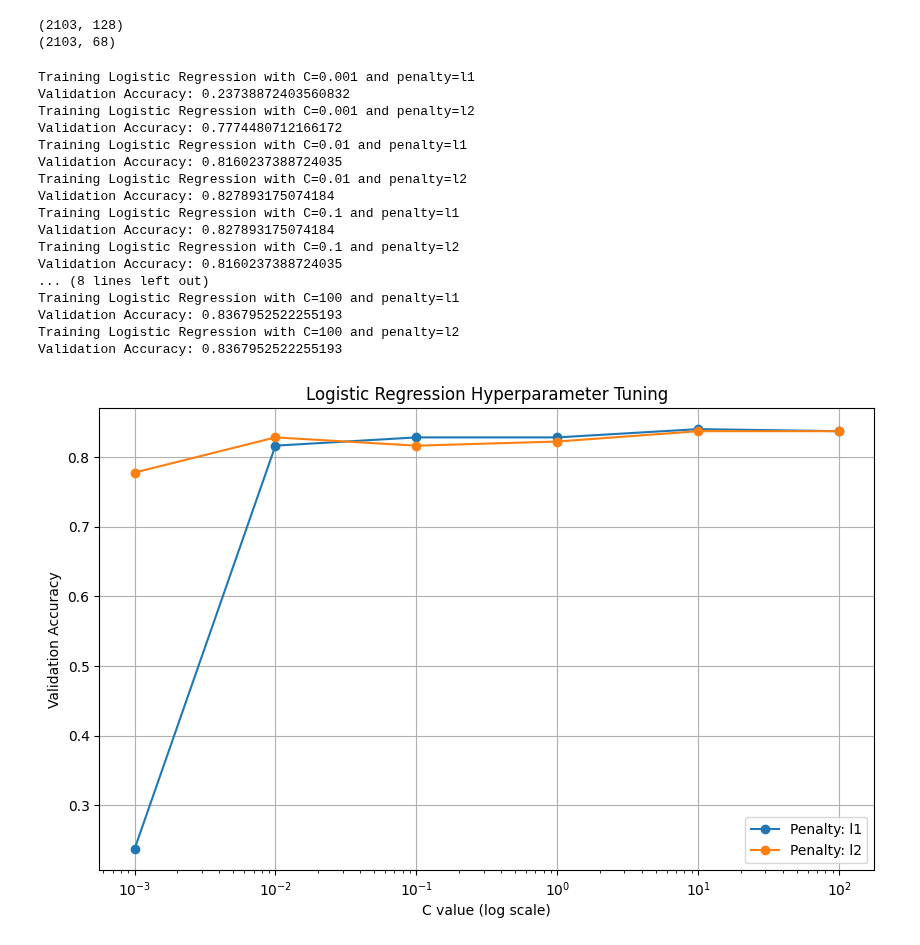
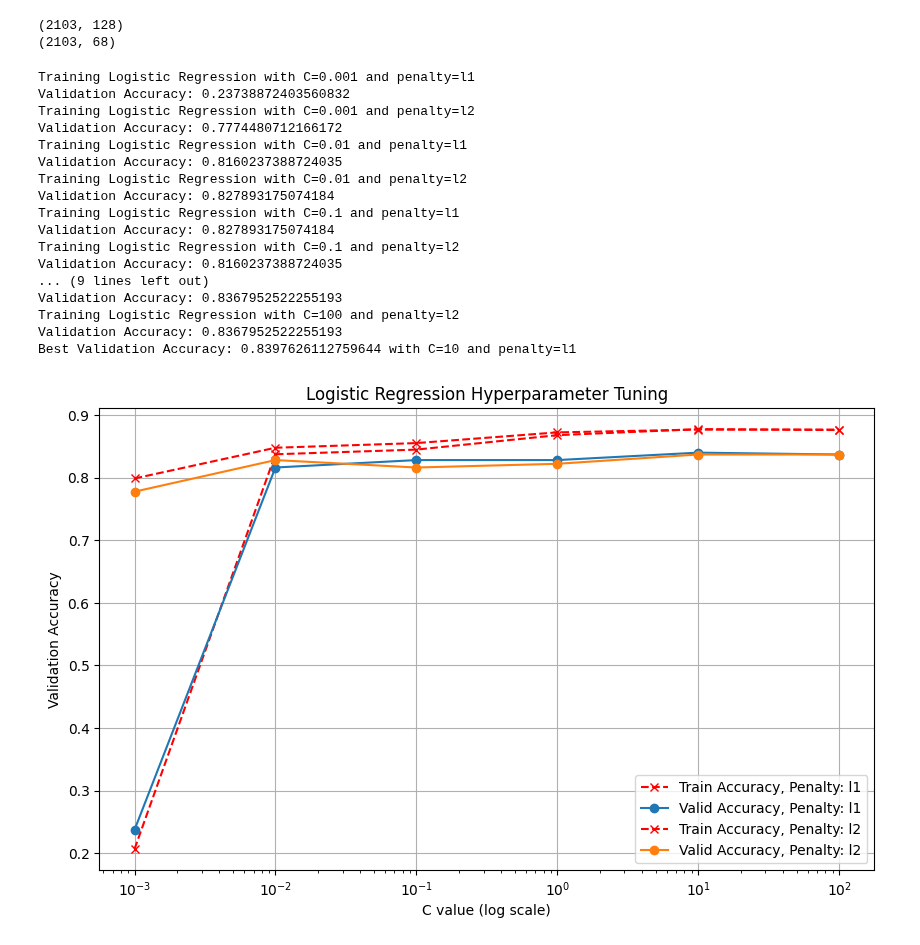
Before and after one commit to lstorchi/ML_Teaching, a Jupyter notebook: 6_logr.ipynb, the cells around one changed output. Drawn from its saved outputs; the diff is of its cells as text; code cells hidden in the pictures.

```diff
--- a/6_logr.ipynb
+++ b/6_logr.ipynb
@@ -86,7 +86,8 @@ c_values = [0.001, 0.01, 0.1, 1, 10, 100]
 penalty_values = ['l1', 'l2']
 solver = 'liblinear' # 'liblinear' supports both l1 and l2
 
-accuracys = []
+valid_accuracys = []
+train_accuracys = []
 for C in c_values:
     for penalty in penalty_values:
         print(f"Training Logistic Regression with C={C} and penalty={penalty}")
@@ -96,9 +97,18 @@ for C in c_values:
                                    max_iter=1000)
         model.fit(X_train_scaled, y_train)
         y_val_pred = model.predict(X_val_scaled)
-        acc = accuracy_score(y_val, y_val_pred)
-        print(f"Validation Accuracy: {acc}")
-        accuracys.append((C, penalty, acc))
+        valid_accuracy = accuracy_score(y_val, y_val_pred)
+        print(f"Validation Accuracy: {valid_accuracy}")
+        valid_accuracys.append((C, penalty, valid_accuracy))
+        y_train_pred = model.predict(X_train_scaled)
+        train_accuracy = accuracy_score(y_train, y_train_pred)
+        train_accuracys.append((C, penalty, train_accuracy))
+        print(f"Train Accuracy: {train_accuracy}")
+
+best_params = sorted(valid_accuracys,
+                     key=lambda x: x[2],
+                     reverse=True)[0]
+print(f"Best Validation Accuracy: {best_params[2]} with C={best_params[0]} and penalty={best_params[1]}")
 # %% [output]
 Training Logistic Regression with C=0.001 and penalty=l1
 Validation Accuracy: 0.23738872403560832
@@ -112,28 +122,37 @@ Training Logistic Regression with C=0.1 and penalty=l1
 Validation Accuracy: 0.827893175074184
 Training Logistic Regression with C=0.1 and penalty=l2
 Validation Accuracy: 0.8160237388724035
-... (8 lines left out)
-Training Logistic Regression with C=100 and penalty=l1
+... (9 lines left out)
 Validation Accuracy: 0.8367952522255193
 Training Logistic Regression with C=100 and penalty=l2
 Validation Accuracy: 0.8367952522255193
+Best Validation Accuracy: 0.8397626112759644 with C=10 and penalty=l1
 # %%
 # plot accuracys
 import matplotlib.pyplot as plt
-Cs = [x[0] for x in accuracys]
-penalties = [x[1] for x in accuracys]
-accs = [x[2] for x in accuracys]
+Cs = [x[0] for x in valid_accuracys]
+penalties = [x[1] for x in valid_accuracys]
+accs = [x[2] for x in valid_accuracys]
+train_accs = [x[2] for x in train_accuracys]
 plt.figure(figsize=(10,6))
 for penalty in penalty_values:
-    accs_penalty = [accs[i] for i in range(len(accs)) if penalties[i] == penalty]
-    Cs_penalty = [Cs[i] for i in range(len(Cs)) if penalties[i] == penalty]
-    plt.plot(Cs_penalty, accs_penalty, marker='o', label=f'Penalty: {penalty}')
+    valid_accs_penalty = [accs[i] for i in range(len(accs))
+                          if penalties[i] == penalty]
+    Cs_penalty = [Cs[i] for i in range(len(Cs))
+                  if penalties[i] == penalty]
+    train_accs_penalty = [train_accs[i] for i in range(len(train_accs))
+                          if penalties[i] == penalty]
+    plt.plot(Cs_penalty, train_accs_penalty, marker='x',
+             linestyle='--', color='red',
+             label=f'Train Accuracy, Penalty: {penalty}')
+    plt.plot(Cs_penalty, valid_accs_penalty, marker='o',
+             label=f'Valid Accuracy, Penalty: {penalty}')
 plt.xscale('log')
 plt.xlabel('C value (log scale)')
 plt.ylabel('Validation Accuracy')
 plt.title('Logistic Regression Hyperparameter Tuning')
 plt.legend()
 plt.grid()
 plt.show()
 # %% [output]
-[figure, old version]
+[figure, new version]
```
Also changed, not shown: parts of 1 cell of this notebook, 2 other files.
